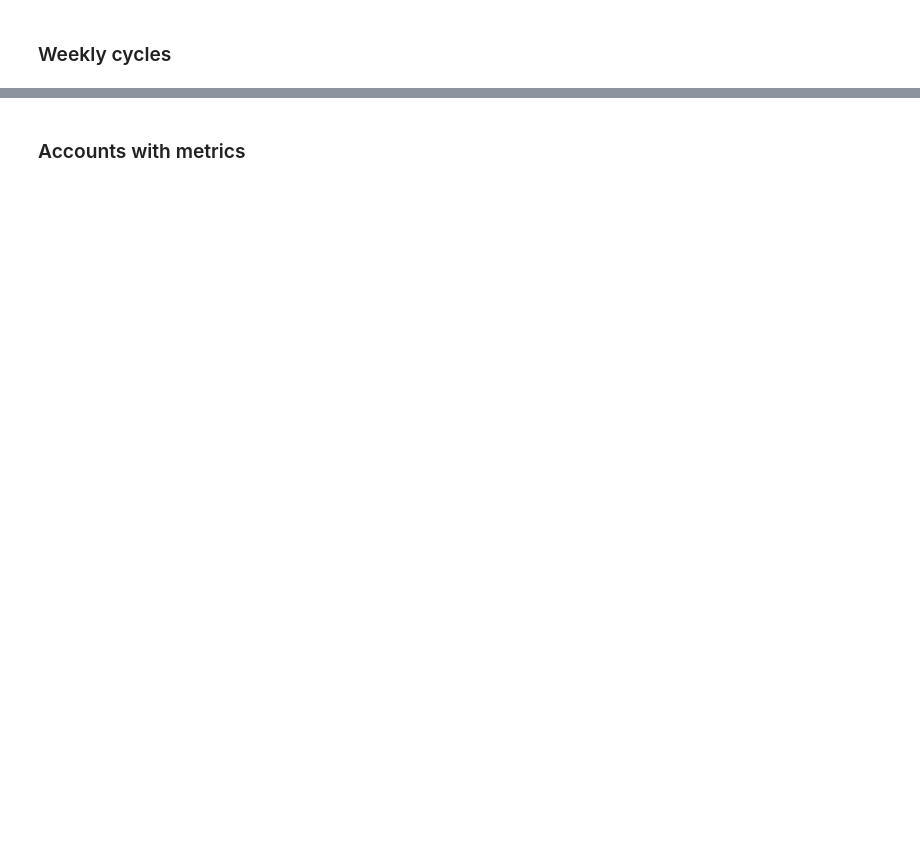
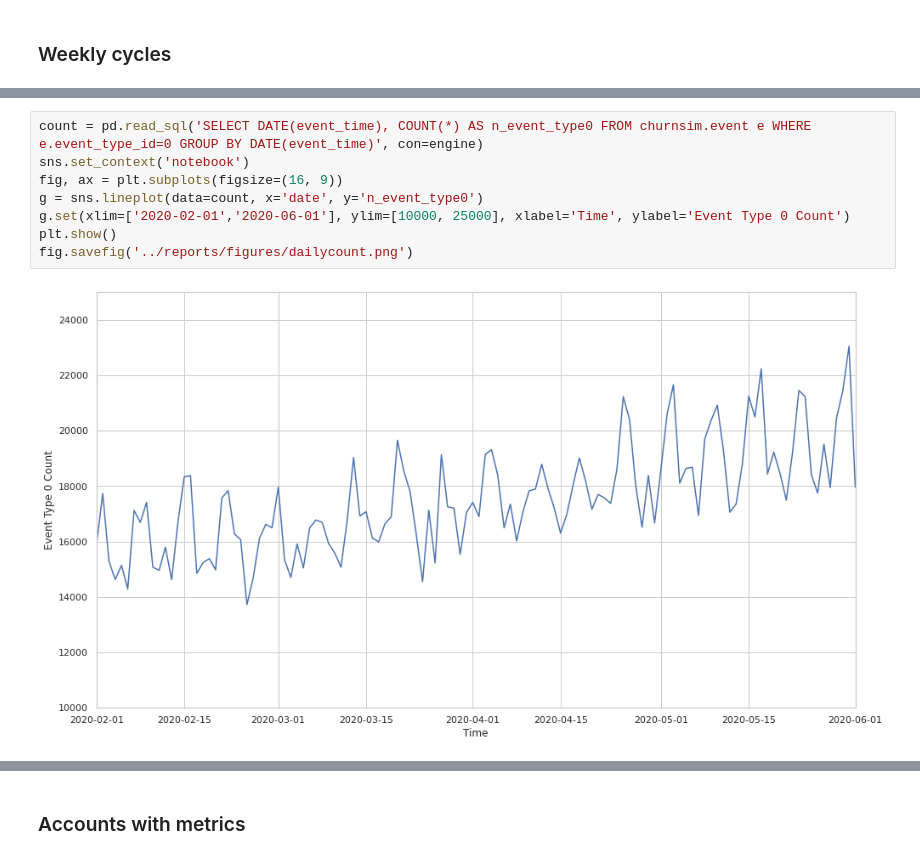
Before and after one commit to eCapitalAdvisors/templates, a Jupyter notebook: CustomerChurn/notebooks/02_jmalaver_MeasuringCustomers.ipynb, the cells around one changed output, grey strips where cells are left out. Drawn from its saved outputs; the diff is of its cells as text; blank space fills up the shorter version.

```diff
--- a/CustomerChurn/notebooks/02_jmalaver_MeasuringCustomers.ipynb
+++ b/CustomerChurn/notebooks/02_jmalaver_MeasuringCustomers.ipynb
@@ -260,0 +133,10 @@ plt.show()
+# %%
+count = pd.read_sql('SELECT DATE(event_time), COUNT(*) AS n_event_type0 FROM churnsim.event e WHERE e.event_type_id=0 GROUP BY DATE(event_time)', con=engine)
+sns.set_context('notebook')
+fig, ax = plt.subplots(figsize=(16, 9))
+g = sns.lineplot(data=count, x='date', y='n_event_type0')
+g.set(xlim=['2020-02-01','2020-06-01'], ylim=[10000, 25000], xlabel='Time', ylabel='Event Type 0 Count')
+plt.show()
+fig.savefig('../reports/figures/dailycount.png')
+# %% [output]
+[figure, added]
```
Also changed, not shown: parts of 128 cells of this notebook, 2 other files.
